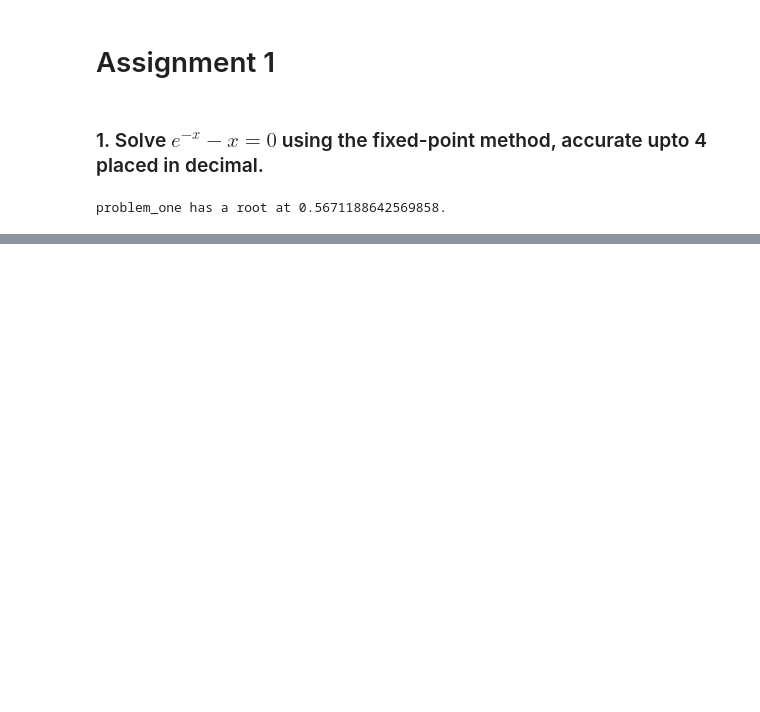
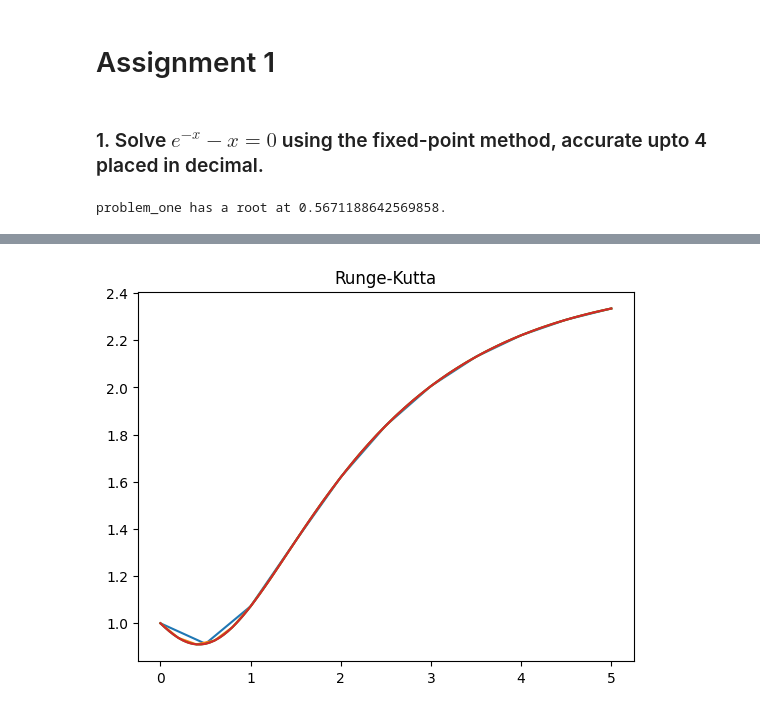
Before and after one commit to kmaitreys/p452-computational-physics, a Jupyter notebook: assignment-1.ipynb, the cells around one changed output, grey strips where cells are left out. Cells and saved outputs as stored; diff of their text form; code cells hidden in the pictures; blank space fills up the shorter version.

```diff
--- a/assignment-1.ipynb
+++ b/assignment-1.ipynb
@@ -73,0 +76,18 @@ TypeError: gaussian_quadrature() missing 1 required positional argument: 'bounds
+# %%
+def problem_three(t, y):
+    return (5 * t**2 - y) / (math.exp(t + y))
+
+step_sizes = [0.5, 0.2, 0.05, 0.01]
+all_t = []
+all_y = []
+for step_size in step_sizes:
+    t, y = runge_kutta_4th_order(func=problem_three, t0=0, y0=1.0, interval=(0, 5), step_size=step_size)
+    all_t.append(t)
+    all_y.append(y)
+
+for t, y in zip(all_t, all_y):
+    plot_data(t, y, title="Runge-Kutta")
+
+plt.show()
+# %% [output]
+[figure, added]
```
Also changed, not shown: parts of 15 cells of this notebook, 4 other files.
